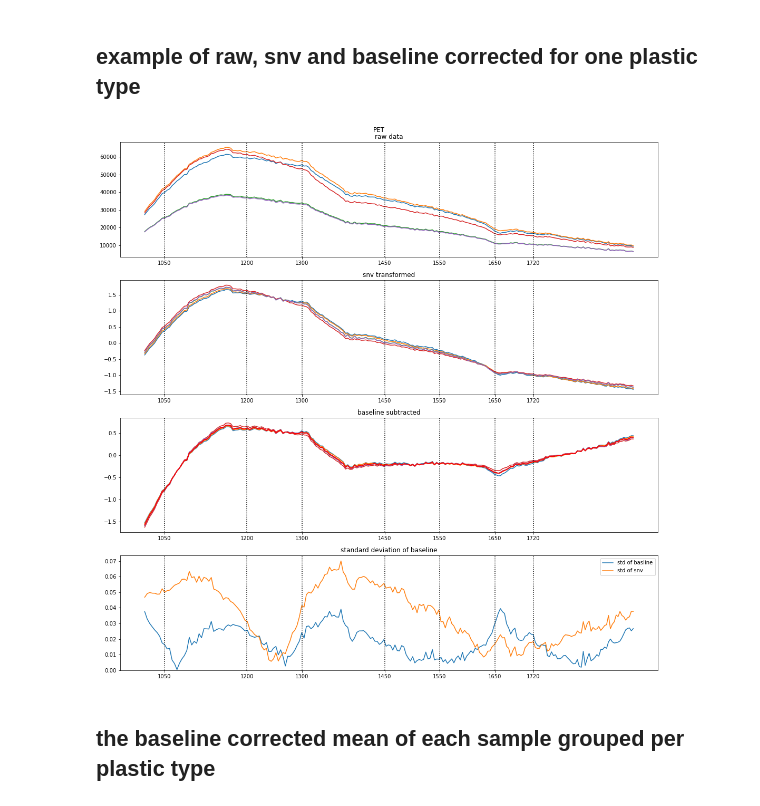
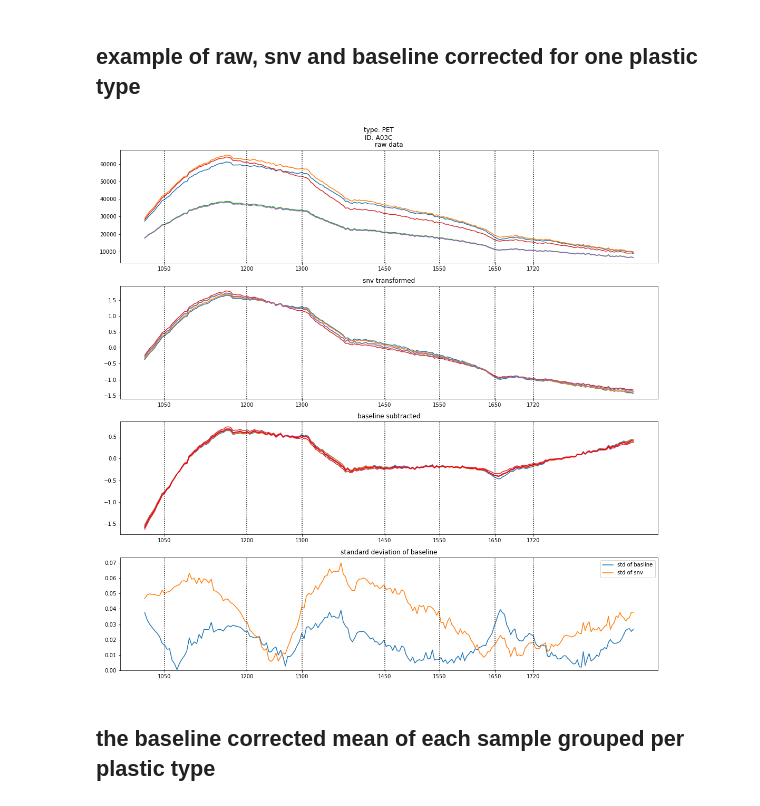
Before and after one commit to JoostScheffer/PlasticScanner_NIR_Analysis, a Jupyter notebook: avantes-third-dataset-detrending.ipynb, the cells around one changed output. Saved outputs shown, nothing was run; the diff lists cells and outputs as text; code cells hidden in the pictures.

```diff
--- a/avantes-third-dataset-detrending.ipynb
+++ b/avantes-third-dataset-detrending.ipynb
@@ -83,30 +83,30 @@ for file in files:
 # %%
 fig, ax = plt.subplots(4, 1, figsize=[15, 15])
 for reg, snv, norm in zip(spectra, spectra_snv.T, spectra_baseline_normal):
     ax[0].plot(wavelengths, reg)
     ax[0].set_title("raw data")
     ax[1].plot(wavelengths, snv)
     ax[1].set_title("snv transformed")
     ax[2].plot(wavelengths, norm)
     ax[2].set_title("baseline subtracted")
     ax[2].plot(wavelengths, mean,c='r')
 
 ax[3].plot(wavelengths, std_norm,label="std of basline")
 ax[3].plot(wavelengths, std_snv,label="std of snv")
 ax[3].legend()
 ax[3].set_title("standard deviation of baseline")
 ax[3].set_ylim(0)
 
 ticks = [1050, 1200, 1300, 1450, 1550, 1650, 1720]
 for axi in ax:
     for x in ticks:
         axi.axvline(x=x, ymin=0, ymax=1, color="k", linestyle="dotted")
     axi.set_xticks(ticks, list(map(str, ticks)))
 
-plt.suptitle(file.stem.split('_')[1])
+plt.suptitle(f"type: {file.stem.split('_')[1]}\nID: {file.stem.split('_')[0]}")
 plt.tight_layout()
 # %% [output]
-[figure, old version]
+[figure, new version]
 # %% [markdown]
 ## the baseline corrected mean of each sample grouped per plastic type
 # %%
```
Also changed, not shown: parts of 1 cell of this notebook, 1 other file.
